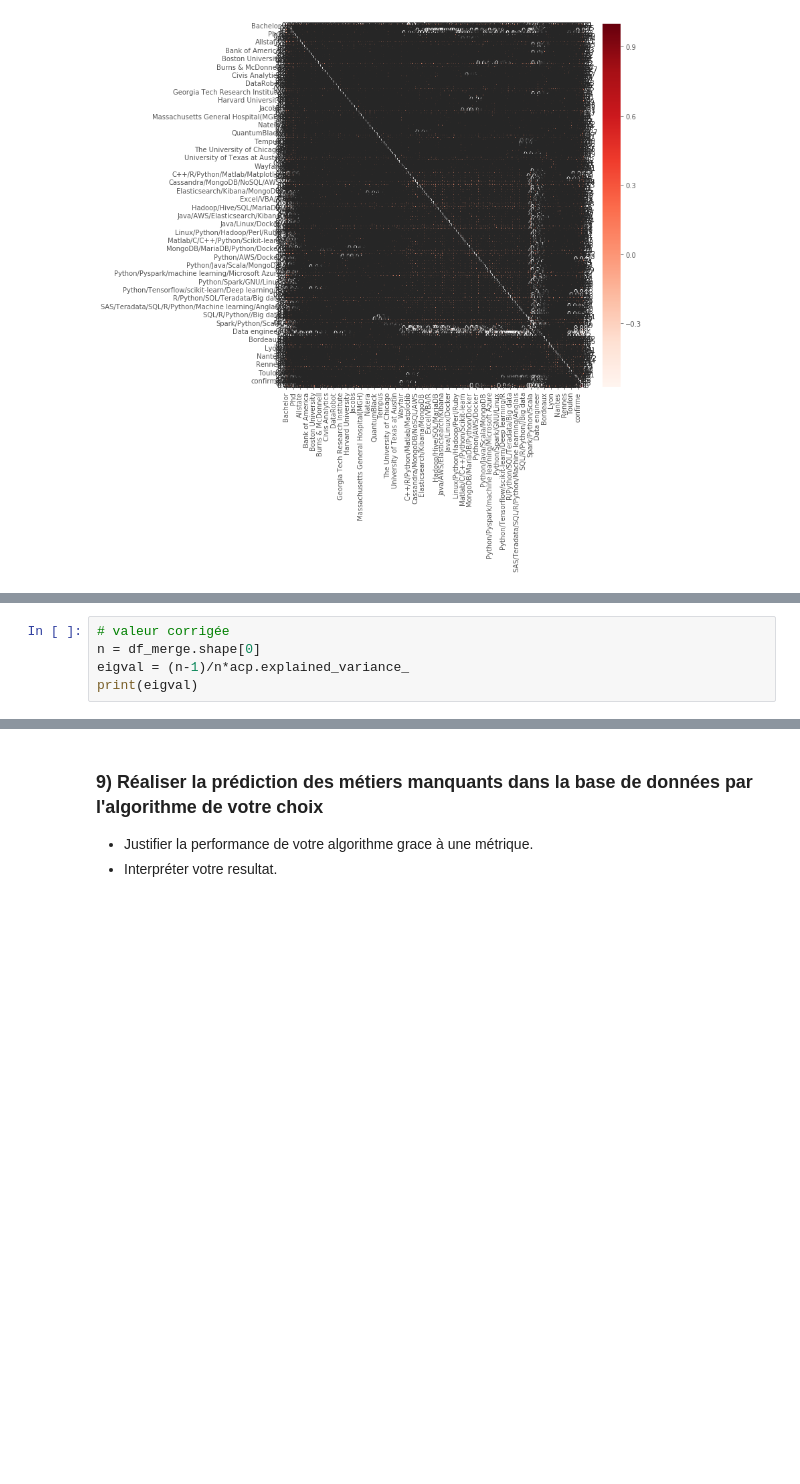
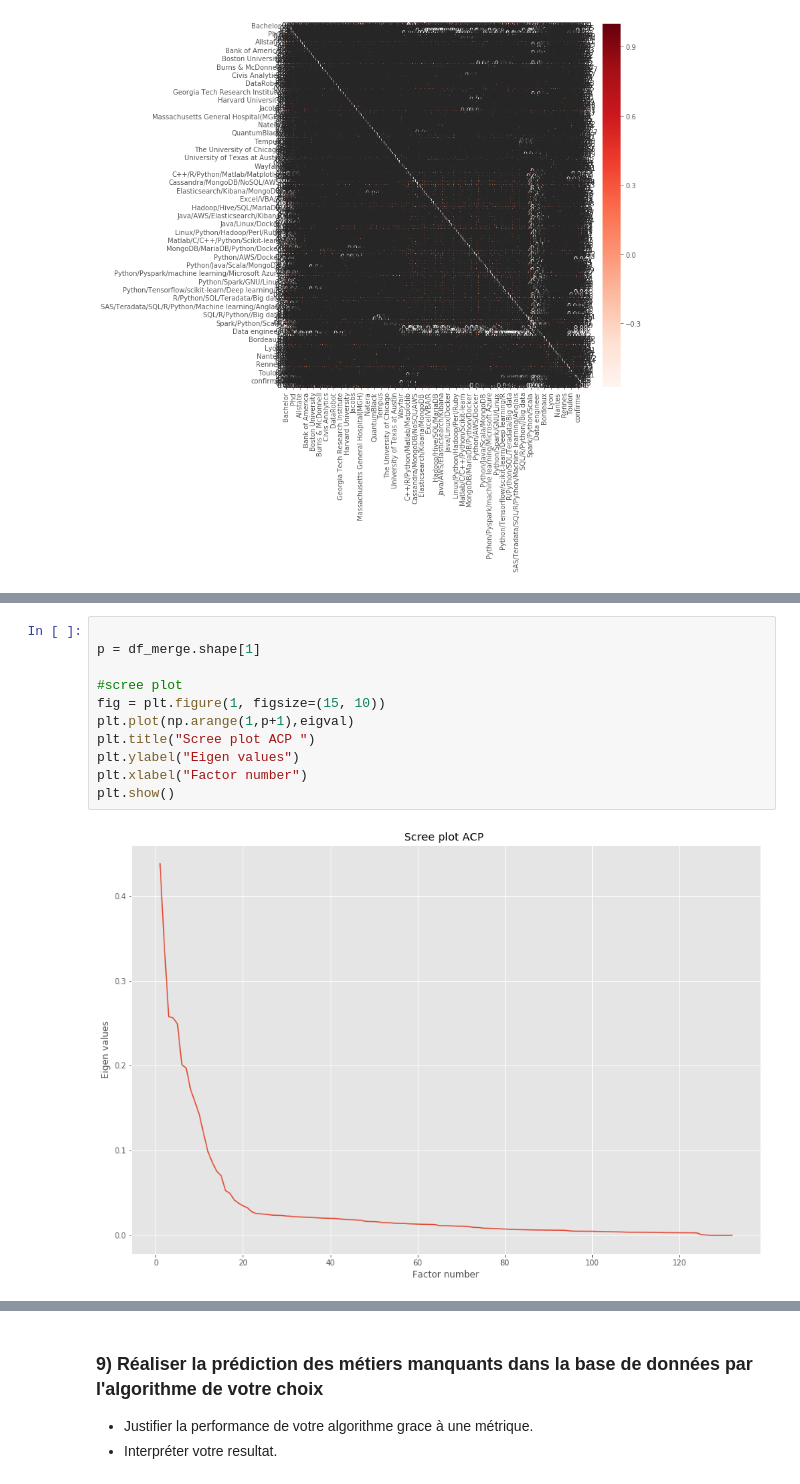
Before and after one commit to emathian/Clustering_Classification_JN, a Jupyter notebook: Test_Technique_ML_AK.ipynb, the cells around one changed output, grey strips where cells are left out. Saved outputs shown, nothing was run; the diff lists cells and outputs as text; blank space fills up the shorter version.

```diff
--- a/Test_Technique_ML_AK.ipynb
+++ b/Test_Technique_ML_AK.ipynb
@@ -606,5 +518,0 @@ print(acp.explained_variance_)
-# %%
-# valeur corrigée
-n = df_merge.shape[0]
-eigval = (n-1)/n*acp.explained_variance_
-print(eigval)
@@ -1094,0 +631,13 @@ SyntaxError: invalid syntax (<ipython-input-170-bfd50c10f48b>, line 11)
+# %%
+
+p = df_merge.shape[1]
+
+#scree plot
+fig = plt.figure(1, figsize=(15, 10))
+plt.plot(np.arange(1,p+1),eigval)
+plt.title("Scree plot ACP ")
+plt.ylabel("Eigen values")
+plt.xlabel("Factor number")
+plt.show()
+# %% [output]
+[figure, added]
```
Also changed, not shown: parts of 52 cells of this notebook.
